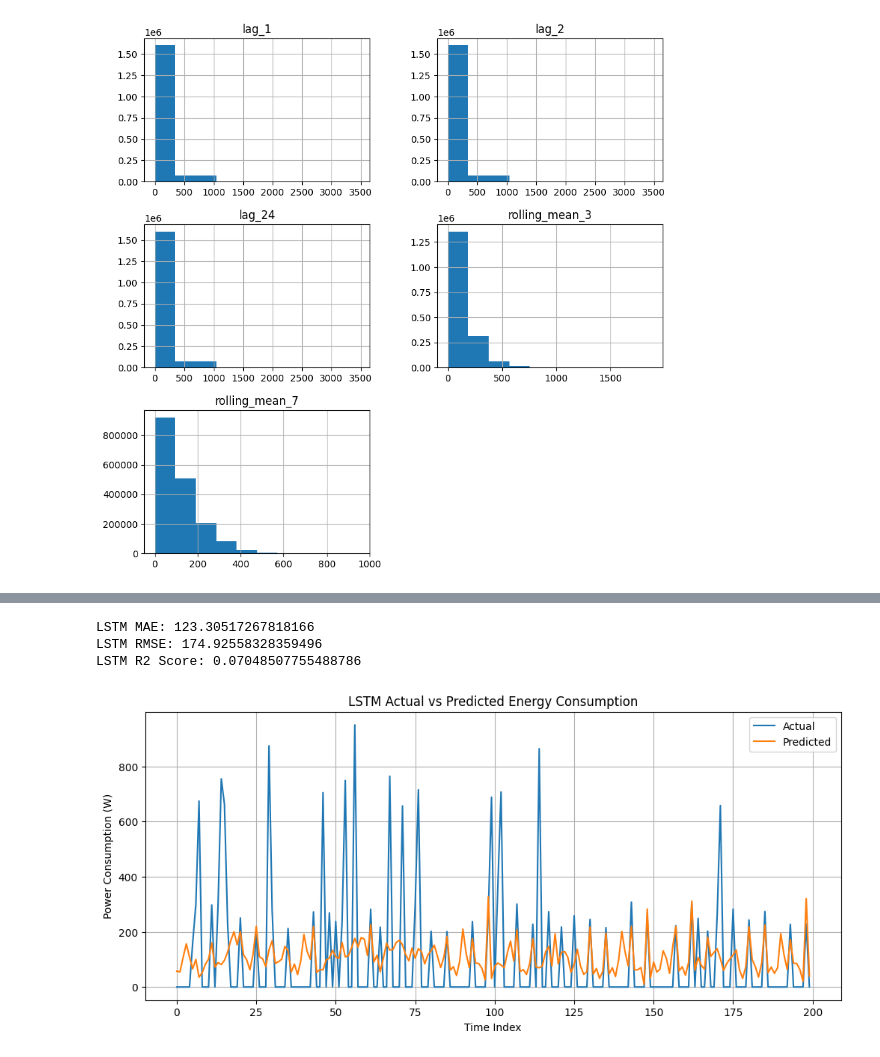
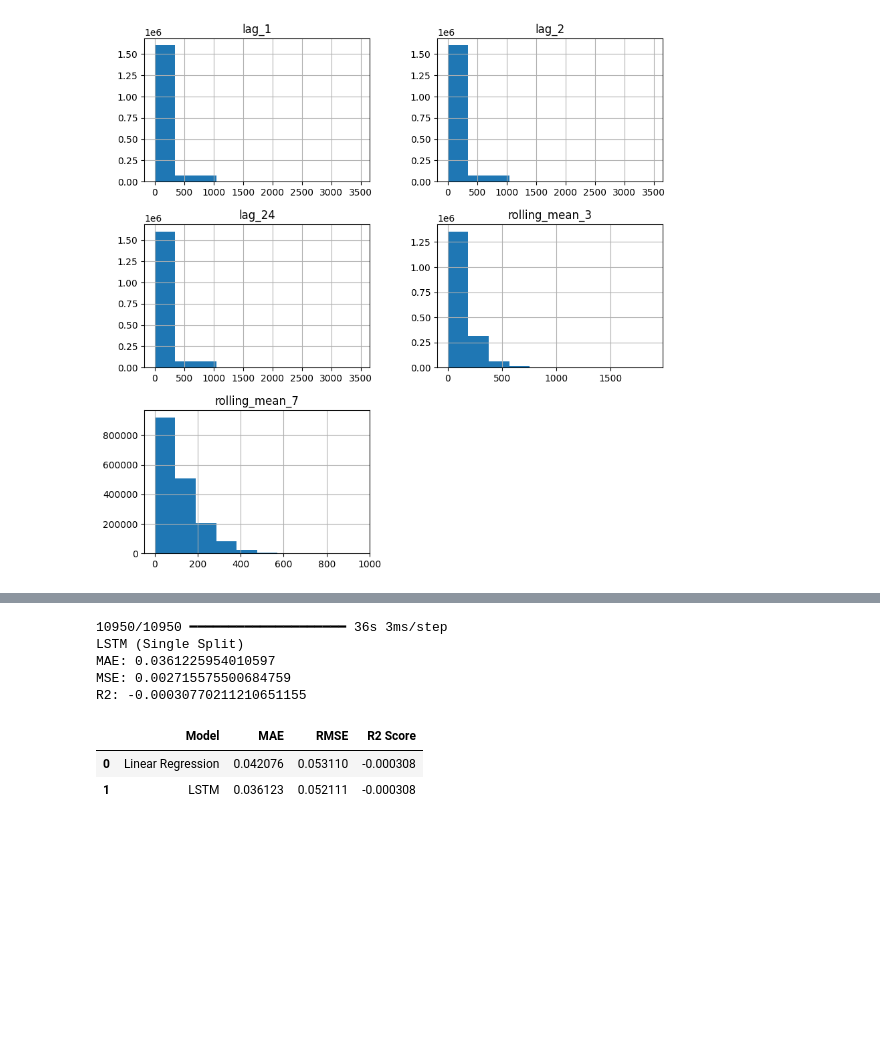
Before and after one commit to sameera-shaik123/ML-project, a Jupyter notebook: Untitled16.ipynb, the cells around one changed output, grey strips where cells are left out. Cells and saved outputs as stored; diff of their text form; code cells hidden in the pictures; blank space fills up the shorter version.

```diff
--- a/Untitled16.ipynb
+++ b/Untitled16.ipynb
@@ -482,38 +467,35 @@ y_pred_inv = scaler.inverse_transform(y_pred)
-# %%
-#This cell evaluates the LSTM model using Mean Absolute Error (MAE) and Root Mean Squared Error (RMSE)
-#to measure the prediction accuracy and average deviation from actual energy consumption values.
-
-
-from sklearn.metrics import mean_absolute_error, mean_squared_error
-import numpy as np
-
-mae = mean_absolute_error(y_test_inv, y_pred_inv)
-rmse = np.sqrt(mean_squared_error(y_test_inv, y_pred_inv))
-r2=r2_score(y_test_inv, y_pred_inv)
-
-print("LSTM MAE:", mae)
-print("LSTM RMSE:", rmse)
-print("LSTM R2 Score:",r2)
-# %% [output]
-LSTM MAE: 123.30517267818166
-LSTM RMSE: 174.92558328359496
-LSTM R2 Score: 0.07048507755488786
-# %%
-# visualizes the comparison between actual and predicted energy consumption values for the first 200 time steps.
-#The line graph helps assess how well the LSTM model captures real energy usage trends.
-
-import matplotlib.pyplot as plt
-
-n = 200
-
-plt.figure(figsize=(12,5))
-plt.plot(y_test_inv[:n], label='Actual')
-plt.plot(y_pred_inv[:n], label='Predicted')
-plt.title('LSTM Actual vs Predicted Energy Consumption')
-plt.xlabel('Time Index')
-plt.ylabel('Power Consumption (W)')
-plt.legend()
-plt.grid(True)
-plt.show()
-# %% [output]
-[figure, removed]
+# %%
+from sklearn.metrics import mean_absolute_error, mean_squared_error, r2_score
+
+y_pred = model.predict(X_test)
+
+lstm_mae = mean_absolute_error(y_test, y_pred)
+mse = mean_squared_error(y_test, y_pred)
+r2  = r2_score(y_test, y_pred)
+
+print("LSTM (Single Split)")
+print("MAE:", lstm_mae)
+print("MSE:", mse)
+print("R2:", r2)
+# %% [output]
+10950/10950 ━━━━━━━━━━━━━━━━━━━━ 36s 3ms/step
+LSTM (Single Split)
+MAE: 0.0361225954010597
+MSE: 0.002715575500684759
+R2: -0.00030770211210651155
+# %%
+import pandas as pd
+import numpy as np
+
+results = pd.DataFrame({
+    "Model": ["Linear Regression", "LSTM"],
+    "MAE": [mae, lstm_mae],
+    "RMSE": [rmse, np.sqrt(mse)],
+    "R2 Score": [r2, r2]
+})
+
+results
+# %% [output]
+|  | Model | MAE | RMSE | R2 Score |
+| 0 | Linear Regression | 0.042076 | 0.053110 | -0.000308 |
+| 1 | LSTM | 0.036123 | 0.052111 | -0.000308 |
```
Also changed, not shown: parts of 21 cells of this notebook.
